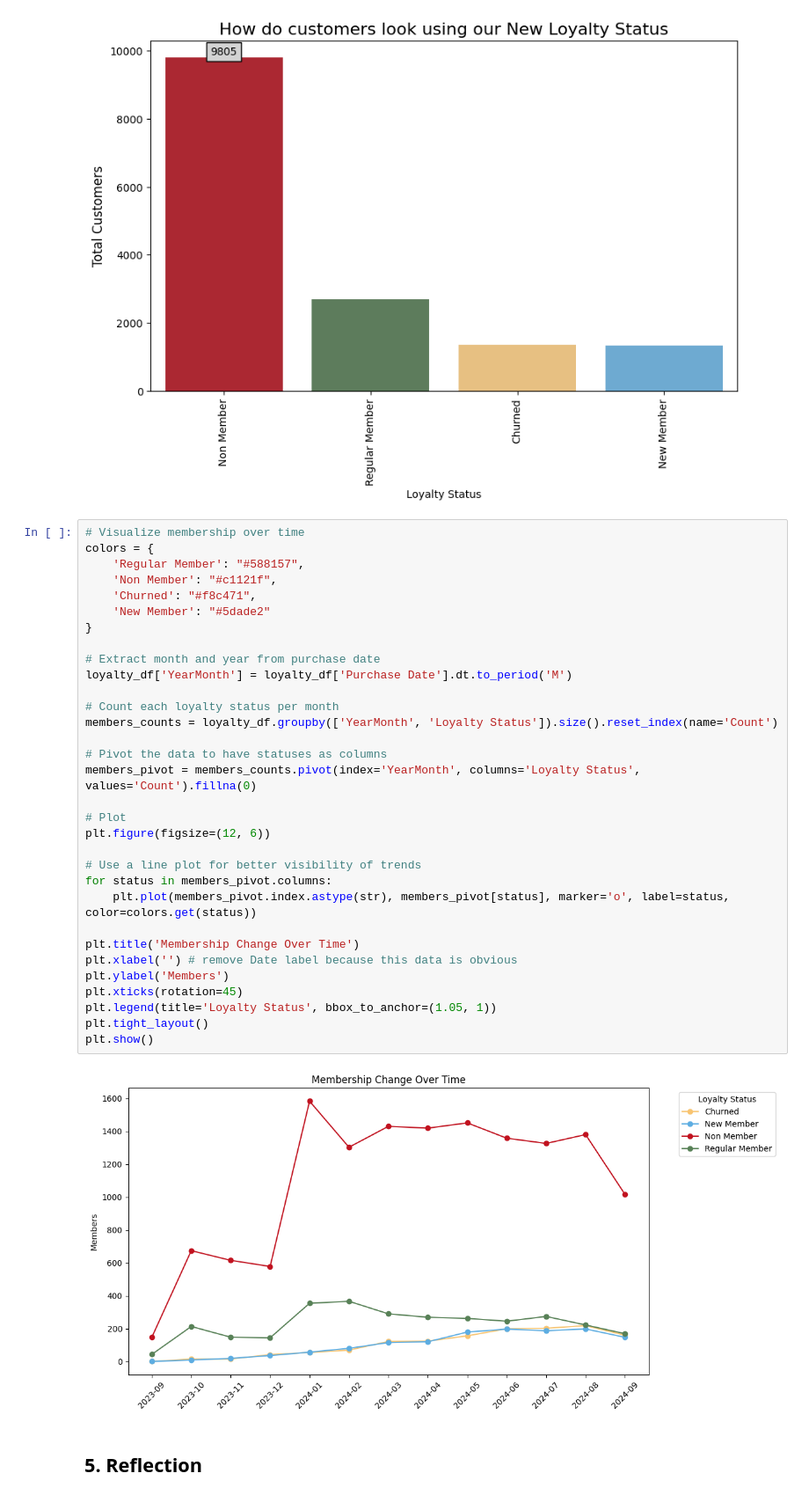
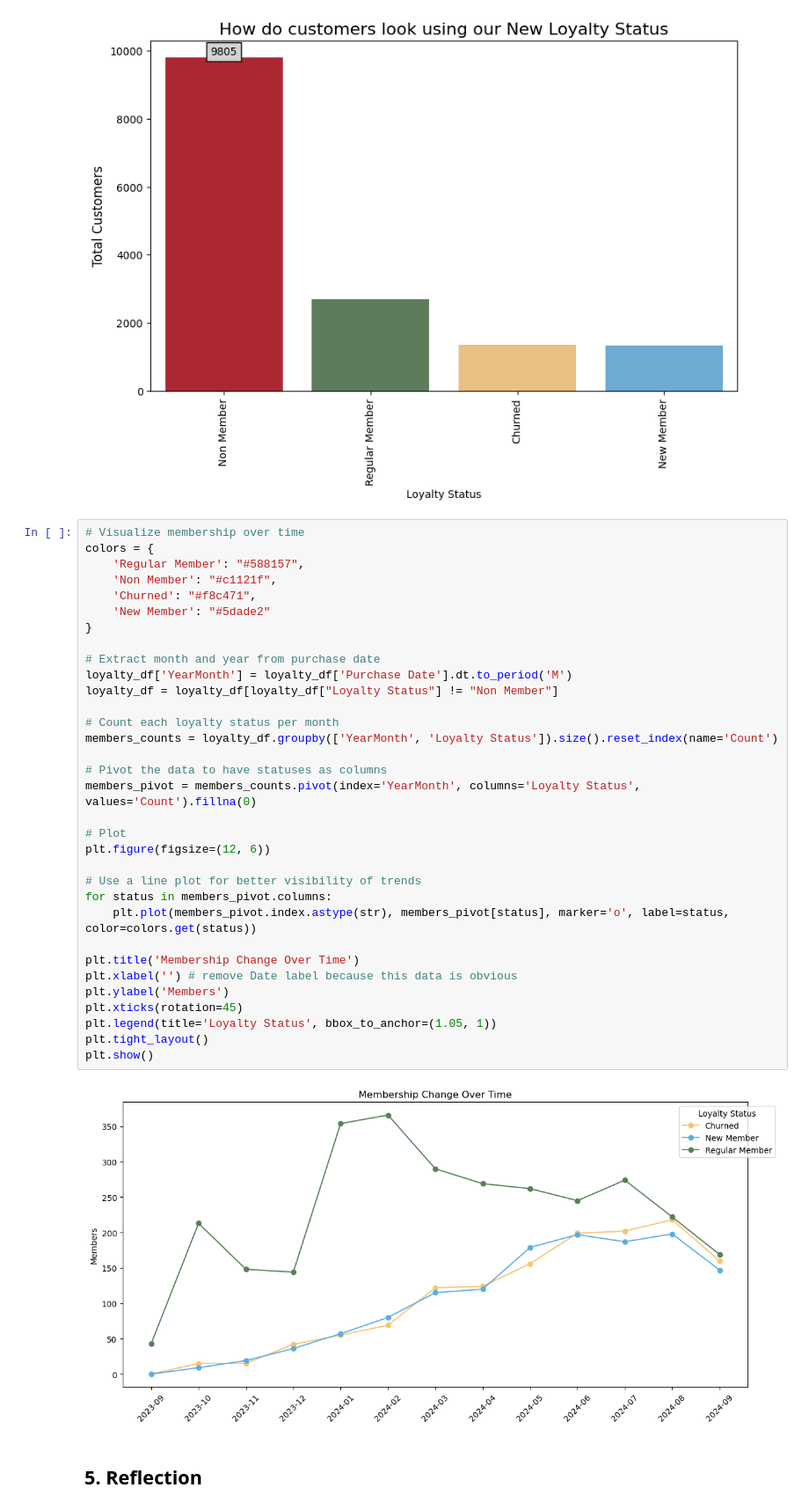
Before and after one commit to LtnLinh/CSC17104-Programming-for-Data-Science, a Jupyter notebook: Notebook.ipynb, the cells around one changed output. Shown at 88% size. Drawn from its saved outputs; the diff is of its cells as text.

```diff
--- a/Notebook.ipynb
+++ b/Notebook.ipynb
@@ -632,34 +632,35 @@ colors = {
     'Regular Member': "#588157",
     'Non Member': "#c1121f",
     'Churned': "#f8c471",
     'New Member': "#5dade2"
 }
 
 # Extract month and year from purchase date
 loyalty_df['YearMonth'] = loyalty_df['Purchase Date'].dt.to_period('M')
+loyalty_df = loyalty_df[loyalty_df["Loyalty Status"] != "Non Member"]
 
 # Count each loyalty status per month
 members_counts = loyalty_df.groupby(['YearMonth', 'Loyalty Status']).size().reset_index(name='Count')
 
 # Pivot the data to have statuses as columns
 members_pivot = members_counts.pivot(index='YearMonth', columns='Loyalty Status', values='Count').fillna(0)
 
 # Plot
 plt.figure(figsize=(12, 6))
 
 # Use a line plot for better visibility of trends
 for status in members_pivot.columns:
     plt.plot(members_pivot.index.astype(str), members_pivot[status], marker='o', label=status, color=colors.get(status))
 
 plt.title('Membership Change Over Time')
 plt.xlabel('') # remove Date label because this data is obvious
 plt.ylabel('Members')
 plt.xticks(rotation=45)
 plt.legend(title='Loyalty Status', bbox_to_anchor=(1.05, 1))
 plt.tight_layout()
 plt.show()
 # %% [output]
-[figure, old version]
+[figure, new version]
 # %% [markdown]
 ## **5. Reflection**
 # %% [markdown]
```
